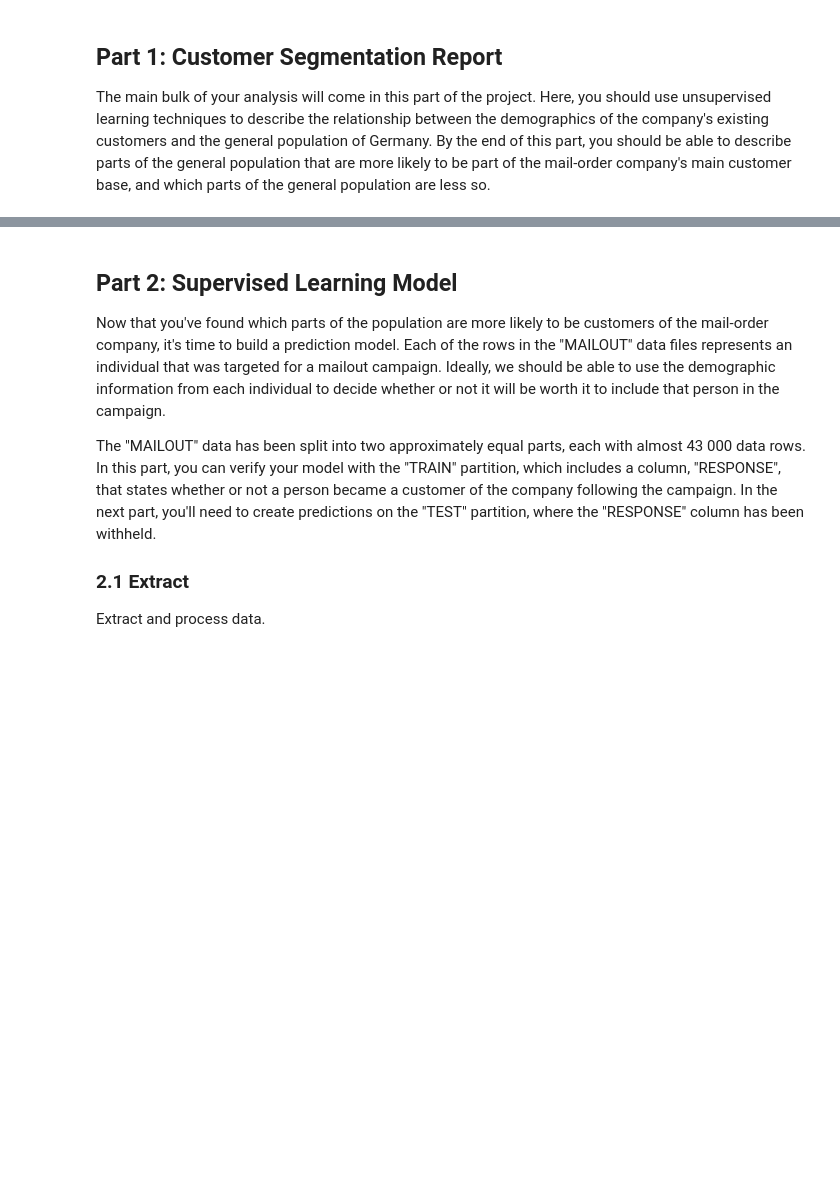
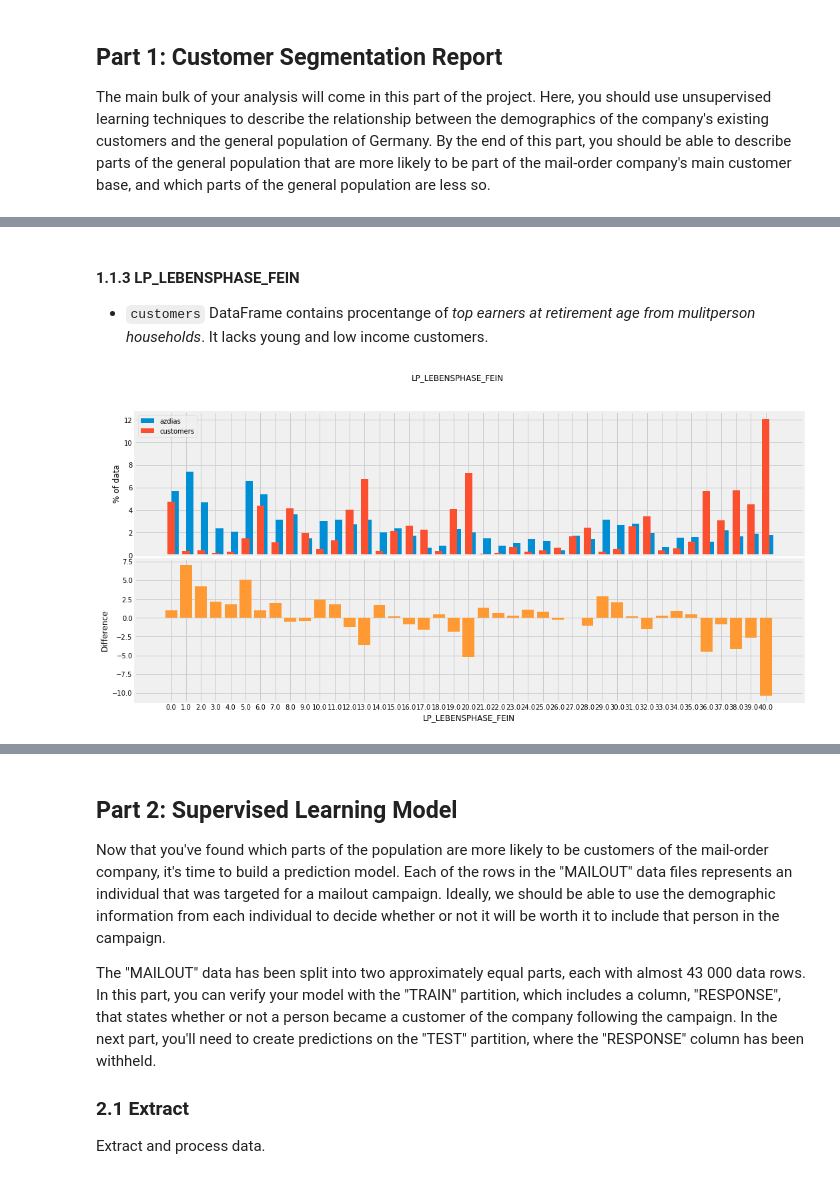
Before and after one commit to TK-Problem/nano_degree_DS, a Jupyter notebook: Capstone_project/Arvato_Project_Workbook.ipynb, the cells around one changed output, grey strips where cells are left out. Drawn from its saved outputs; the diff is of its cells as text; code cells hidden in the pictures; blank space fills up the shorter version.

```diff
--- a/Capstone_project/Arvato_Project_Workbook.ipynb
+++ b/Capstone_project/Arvato_Project_Workbook.ipynb
@@ -1964,0 +1992,8 @@ plot_attribute(azdias_7, customers_7, "CAMEO_DEUINTL_2015")
+# %% [markdown]
+#### 1.1.3 LP_LEBENSPHASE_FEIN
+
+* `customers` DataFrame contains procentange of *top earners at retirement age from mulitperson households*. It lacks young and low income customers.
+# %%
+plot_attribute(azdias_7, customers_7, "LP_LEBENSPHASE_FEIN")
+# %% [output]
+[figure, added]
```
Also changed, not shown: parts of 68 cells of this notebook.
